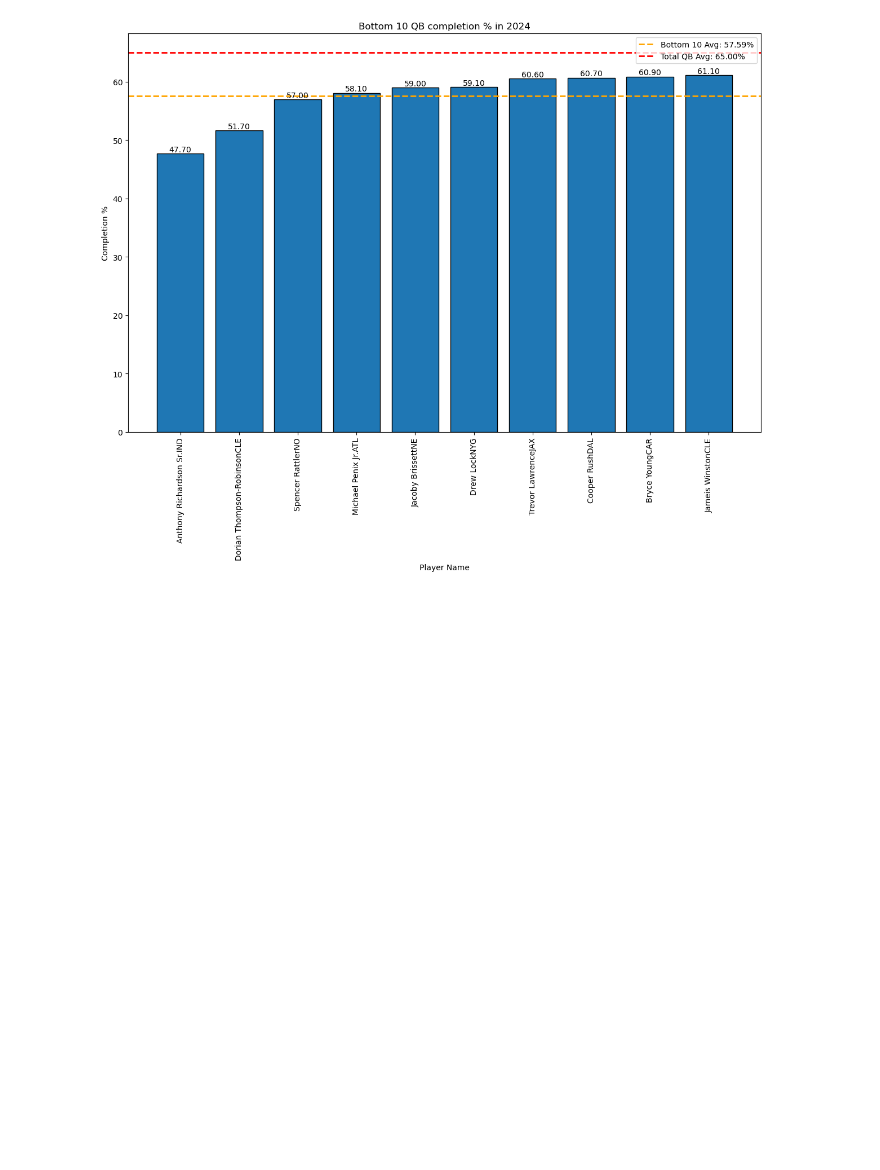
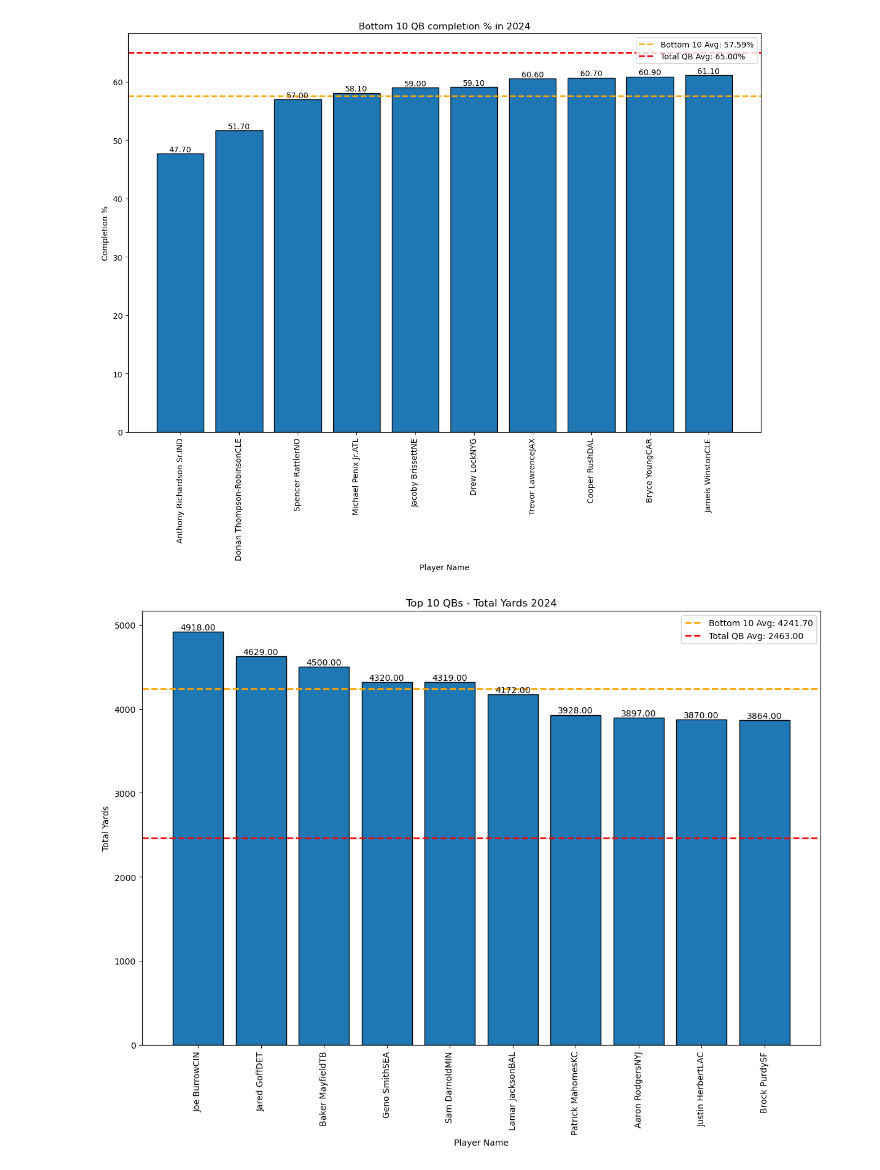
Before and after one commit to NoahHernandez17/Data-Science-things, a Jupyter notebook: Top_10_VS_Bottom_10.ipynb, the cells around one changed output. Drawn from its saved outputs; the diff is of its cells as text; code cells hidden in the pictures; blank space fills up the shorter version.

```diff
--- a/Top_10_VS_Bottom_10.ipynb
+++ b/Top_10_VS_Bottom_10.ipynb
@@ -168,3 +168,30 @@ plt.xticks(rotation = 90)
 plt.show()
 # %% [output]
 [figure]
+# %%
+qb_sorted = qb_stats.sort_values('YDS', ascending = False)
+
+top_10 = qb_sorted.head(10)
+
+plt.figure(figsize = (12,8))
+bars = plt.bar(top_10['Name'],top_10['YDS'], edgecolor = 'black')
+
+for bar in bars:
+    y = bar.get_height()
+    x = bar.get_x() + bar.get_width() / 2
+    plt.text(x, y, f'{y:.2f}', ha='center', va='bottom')
+
+total_average = qb_sorted['YDS'].mean().round()
+average = top_10['YDS'].mean().round(2)
+plt.axhline(average, color='orange', linestyle='--', linewidth=2, label=f'Bottom 10 Avg: {average:.2f}')
+plt.axhline(total_average,color = 'red',linestyle = '--', linewidth = 2, label = f'Total QB Avg: {total_average:.2f}' )
+plt.legend()
+
+plt.xlabel('Player Name')
+plt.ylabel('Total Yards')
+plt.title('Top 10 QBs - Total Yards 2024')
+plt.tight_layout()
+plt.xticks(rotation = 90)
+plt.show()
+# %% [output]
+[figure, added]
```
Also changed, not shown: parts of 2 cells of this notebook.
